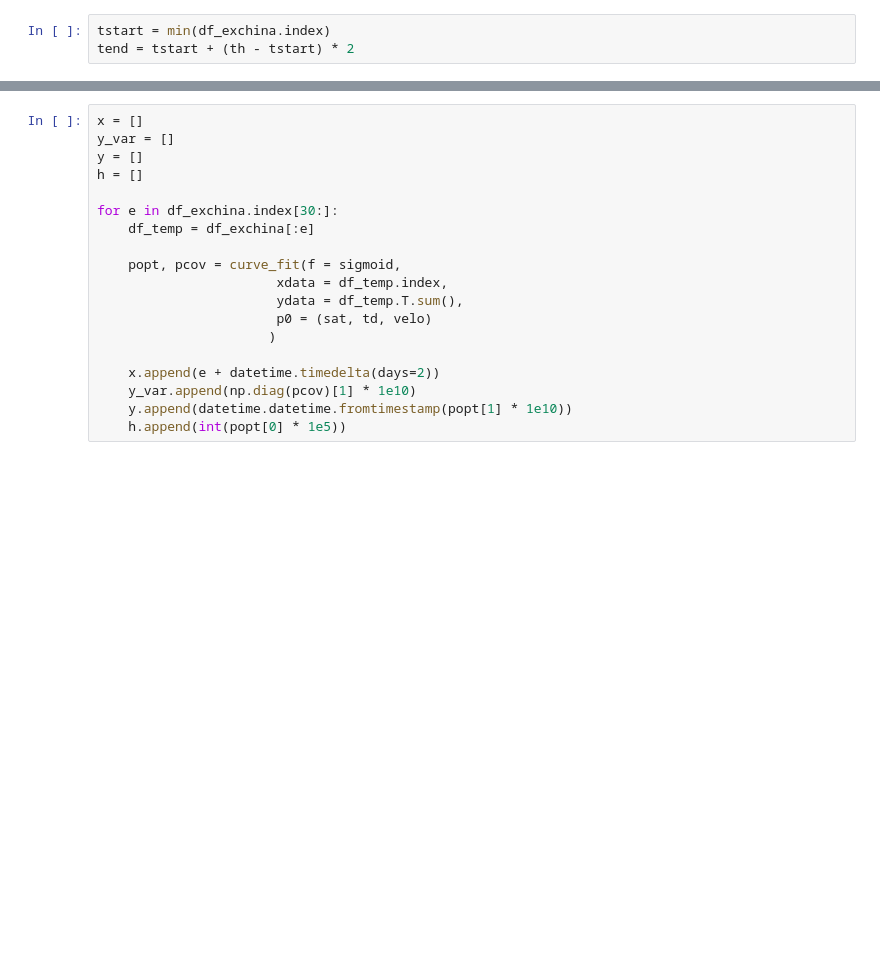
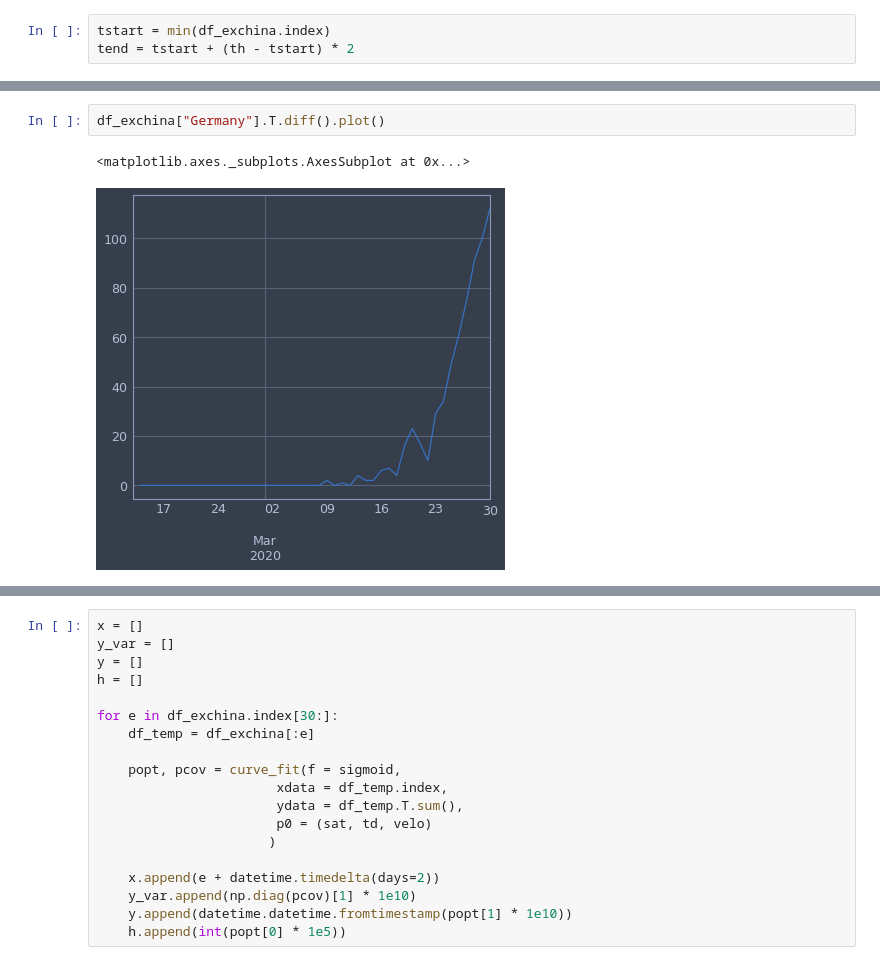
Before and after one commit to pcjedi/notebooks, a Jupyter notebook: corona.ipynb, the cells around one changed output, grey strips where cells are left out. Saved outputs shown, nothing was run; the diff lists cells and outputs as text; blank space fills up the shorter version.

```diff
--- a/corona.ipynb
+++ b/corona.ipynb
@@ -166,3 +166,8 @@ df_exchina["Germany"].T.plot(logy=False)
+# %%
+df_exchina["Germany"].T.diff().plot()
+# %% [output]
+<matplotlib.axes._subplots.AxesSubplot at 0x...>
+[figure, added]
 # %%
 df_exchina.T.sum().diff().tail()
 # %% [output]
```
Also changed, not shown: parts of 17 cells of this notebook, 1 other file.
